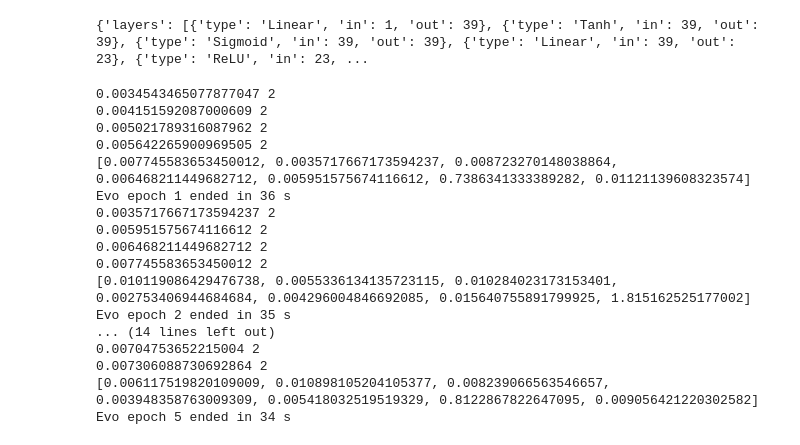
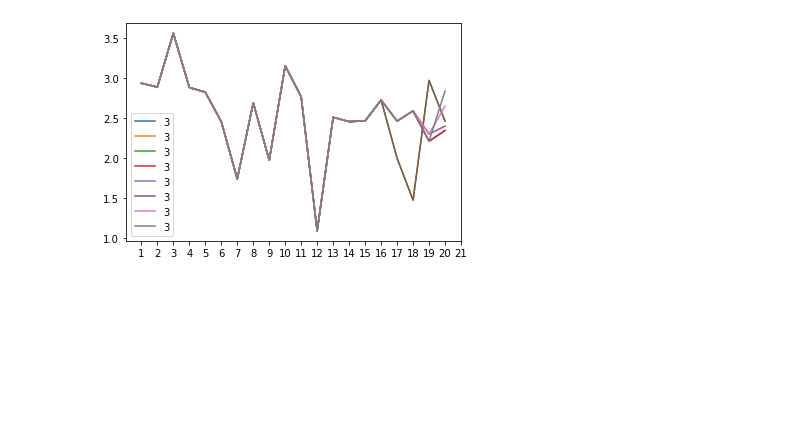
Before and after one commit to NOTfedos/nnga_course_work, a Jupyter notebook: show_results.ipynb, the cells around one changed output. Drawn from its saved outputs; the diff is of its cells as text; code cells hidden in the pictures; blank space fills up the shorter version.

```diff
--- a/show_results.ipynb
+++ b/show_results.ipynb
@@ -115,29 +120,9 @@ plt.plot(torch.cat((x_arr, x_val)), y_p.squeeze(1), label="Model")
 # %%
-print(env.entities[4].gens)
+x = list(range(1, env.evo_epochs+1))
+for entity in env.entities:
+    plt.plot(x[:-1], entity.entity_history[:-1], label=entity.color+1)
+plt.legend()
+plt.xticks(x, x)
+plt.show()
 # %% [output]
-{'layers': [{'type': 'Linear', 'in': 1, 'out': 39}, {'type': 'Tanh', 'in': 39, 'out': 39}, {'type': 'Sigmoid', 'in': 39, 'out': 39}, {'type': 'Linear', 'in': 39, 'out': 23}, {'type': 'ReLU', 'in': 23, ...
+[figure, added]
-# %%
-for i in range(5):
-    start_time = time.time()
-    env.evo_step()
-    env.train_epoch()
-    print(env.validate_entities())
-    print(f"Evo epoch {i+1} ended in {int(time.time() - start_time)} s")
-# %% [output]
-0.0034543465077877047 2
-0.004151592087000609 2
-0.005021789316087962 2
-0.005642265900969505 2
-[0.007745583653450012, 0.0035717667173594237, 0.008723270148038864, 0.006468211449682712, 0.005951575674116612, 0.7386341333389282, 0.01121139608323574]
-Evo epoch 1 ended in 36 s
-0.0035717667173594237 2
-0.005951575674116612 2
-0.006468211449682712 2
-0.007745583653450012 2
-[0.010119086429476738, 0.0055336134135723115, 0.010284023173153401, 0.002753406944684684, 0.004296004846692085, 0.015640755891799925, 1.815162525177002]
-Evo epoch 2 ended in 35 s
-... (14 lines left out)
-0.00704753652215004 2
-0.007306088730692864 2
-[0.006117519820109009, 0.010898105204105377, 0.008239066563546657, 0.003948358763009309, 0.005418032519519329, 0.8122867822647095, 0.009056421220302582]
-Evo epoch 5 ended in 34 s
```
Also changed, not shown: parts of 10 cells of this notebook, 4 other files.
